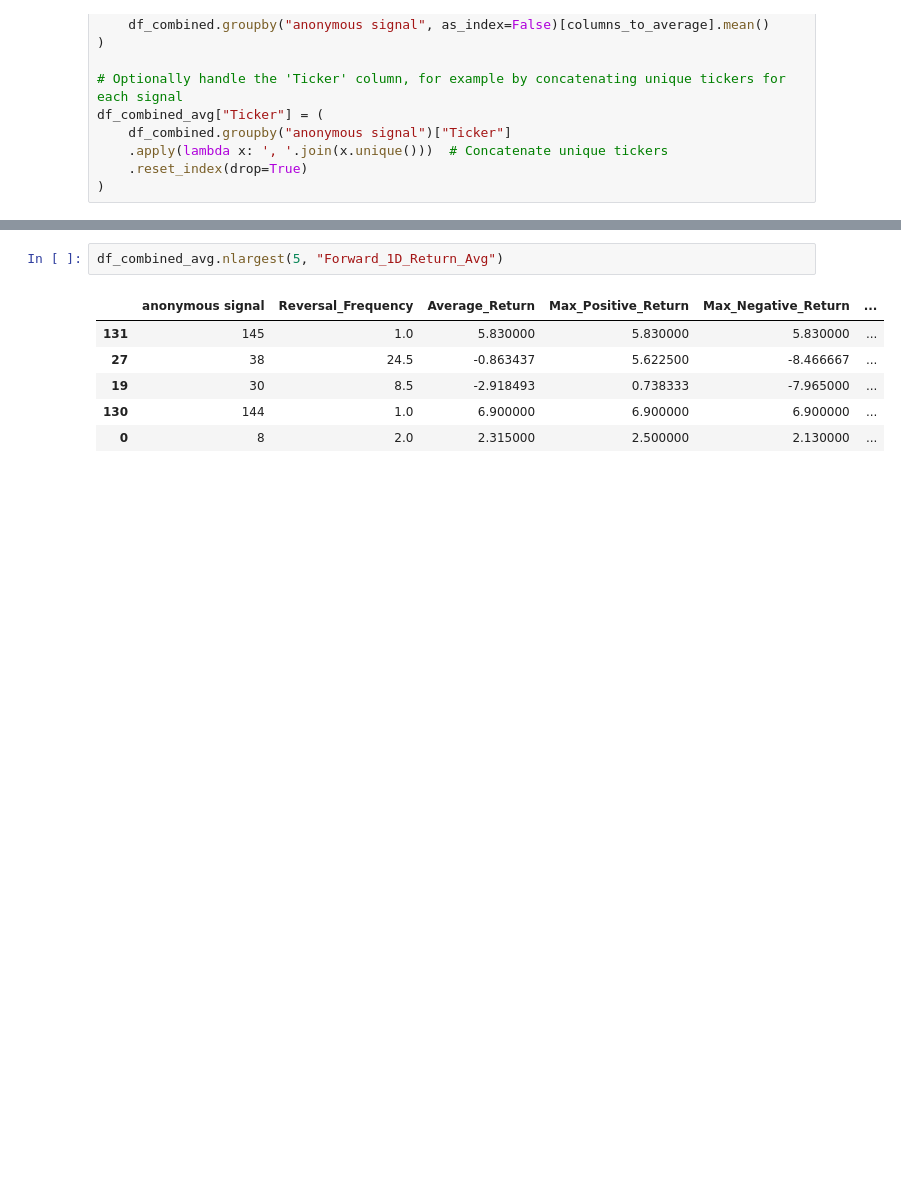
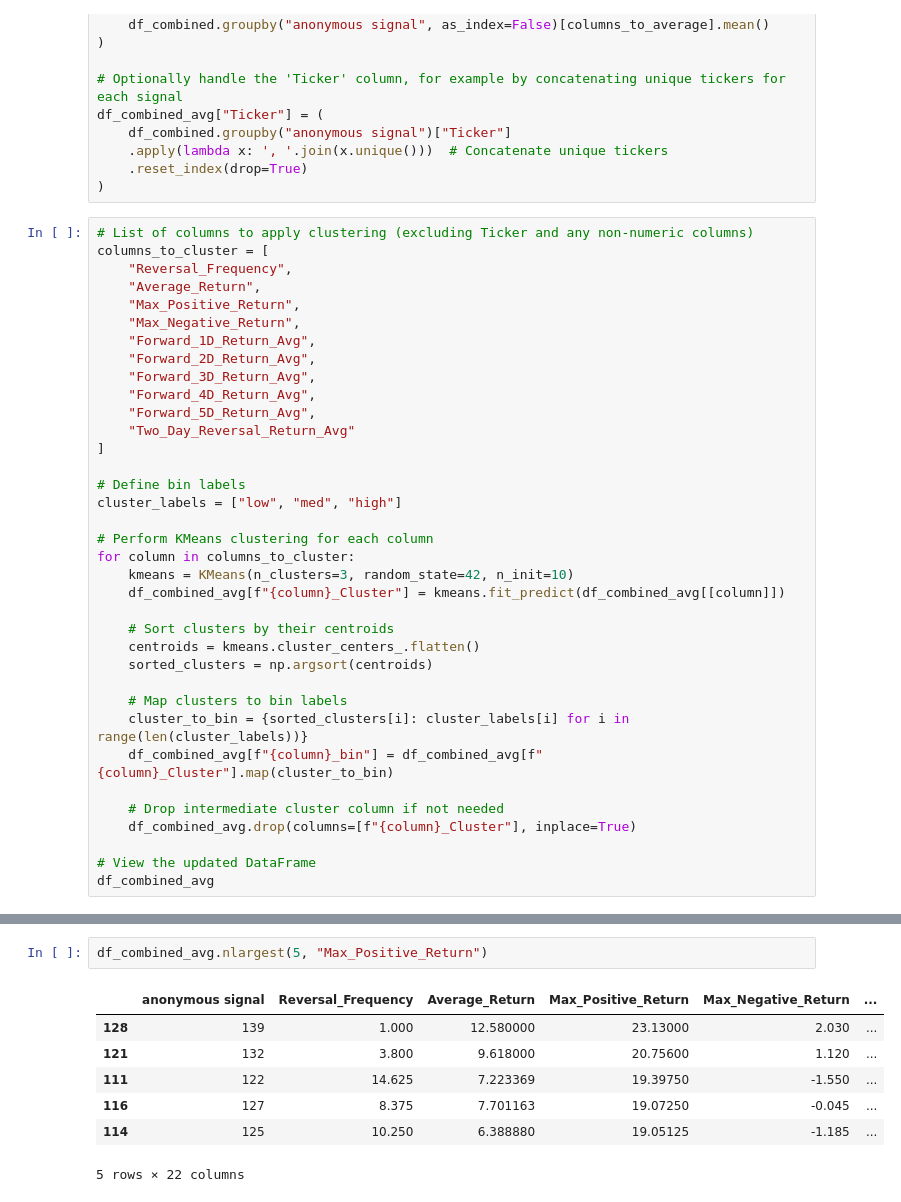
Before and after one commit to Matthew1172/IT-DA-Midterm, a Jupyter notebook: main.ipynb, the cells around one changed output, grey strips where cells are left out. Cells and saved outputs as stored; diff of their text form; blank space fills up the shorter version.

```diff
--- a/main.ipynb
+++ b/main.ipynb
@@ -97,3 +98,39 @@ df_combined_avg["Ticker"] = (
     .apply(lambda x: ', '.join(x.unique()))  # Concatenate unique tickers
     .reset_index(drop=True)
 )
+# %%
+# List of columns to apply clustering (excluding Ticker and any non-numeric columns)
+columns_to_cluster = [
+    "Reversal_Frequency",
+    "Average_Return",
+    "Max_Positive_Return",
+    "Max_Negative_Return",
+    "Forward_1D_Return_Avg",
+    "Forward_2D_Return_Avg",
+    "Forward_3D_Return_Avg",
+    "Forward_4D_Return_Avg",
+    "Forward_5D_Return_Avg",
+    "Two_Day_Reversal_Return_Avg"
+]
+
+# Define bin labels
+cluster_labels = ["low", "med", "high"]
+
+# Perform KMeans clustering for each column
+for column in columns_to_cluster:
+    kmeans = KMeans(n_clusters=3, random_state=42, n_init=10)
+    df_combined_avg[f"{column}_Cluster"] = kmeans.fit_predict(df_combined_avg[[column]])
+
+    # Sort clusters by their centroids
+    centroids = kmeans.cluster_centers_.flatten()
+    sorted_clusters = np.argsort(centroids)
+
+    # Map clusters to bin labels
+    cluster_to_bin = {sorted_clusters[i]: cluster_labels[i] for i in range(len(cluster_labels))}
+    df_combined_avg[f"{column}_bin"] = df_combined_avg[f"{column}_Cluster"].map(cluster_to_bin)
+
+    # Drop intermediate cluster column if not needed
+    df_combined_avg.drop(columns=[f"{column}_Cluster"], inplace=True)
+
+# View the updated DataFrame
+df_combined_avg
@@ -116,12 +167,13 @@ df_combined_avg
 # %%
-df_combined_avg.nlargest(5, "Forward_1D_Return_Avg")
+df_combined_avg.nlargest(5, "Max_Positive_Return")
 # %% [output]
 |  | anonymous signal | Reversal_Frequency | Average_Return | Max_Positive_Return | Max_Negative_Return | ... |
-| 131 | 145 | 1.0 | 5.830000 | 5.830000 | 5.830000 | ... |
-| 27 | 38 | 24.5 | -0.863437 | 5.622500 | -8.466667 | ... |
-| 19 | 30 | 8.5 | -2.918493 | 0.738333 | -7.965000 | ... |
-| 130 | 144 | 1.0 | 6.900000 | 6.900000 | 6.900000 | ... |
-| 0 | 8 | 2.0 | 2.315000 | 2.500000 | 2.130000 | ... |
+| 128 | 139 | 1.000 | 12.580000 | 23.13000 | 2.030 | ... |
+| 121 | 132 | 3.800 | 9.618000 | 20.75600 | 1.120 | ... |
+| 111 | 122 | 14.625 | 7.223369 | 19.39750 | -1.550 | ... |
+| 116 | 127 | 8.375 | 7.701163 | 19.07250 | -0.045 | ... |
+| 114 | 125 | 10.250 | 6.388880 | 19.05125 | -1.185 | ... |
+5 rows × 22 columns
 # %%
 df_combined_avg.nlargest(5, "Two_Day_Reversal_Return_Avg")
 # %% [output]
```
Also changed, not shown: parts of 10 cells of this notebook.
